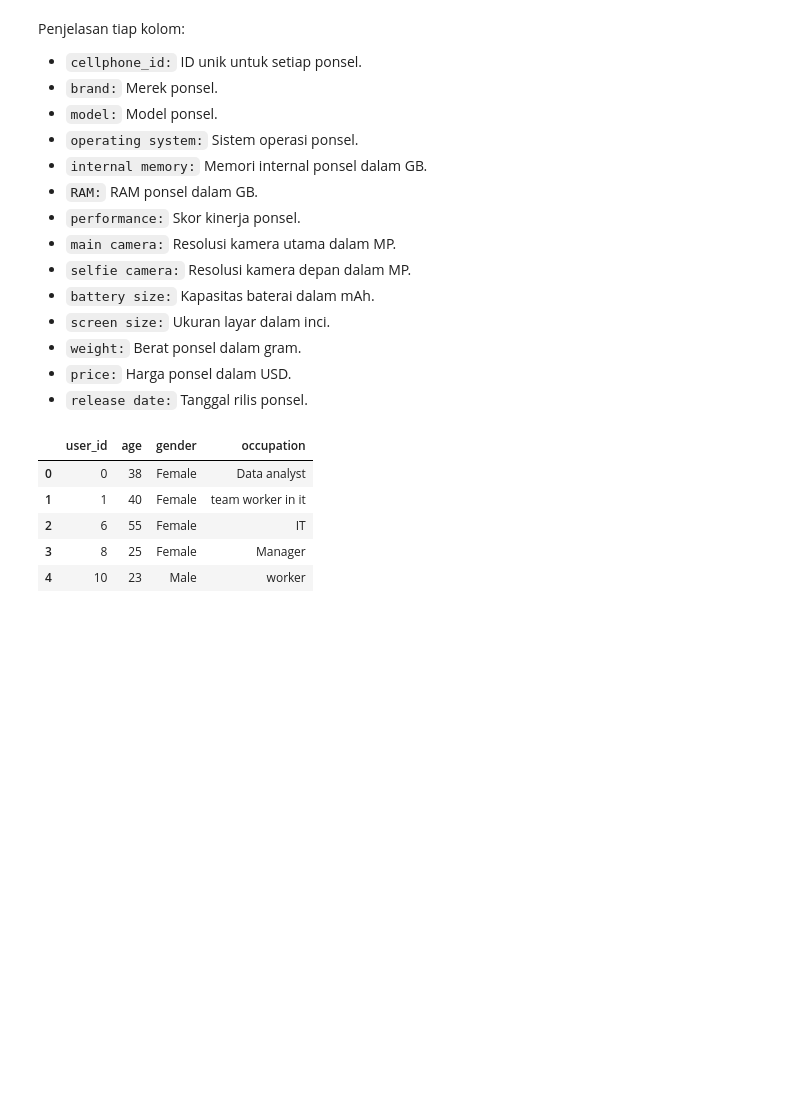
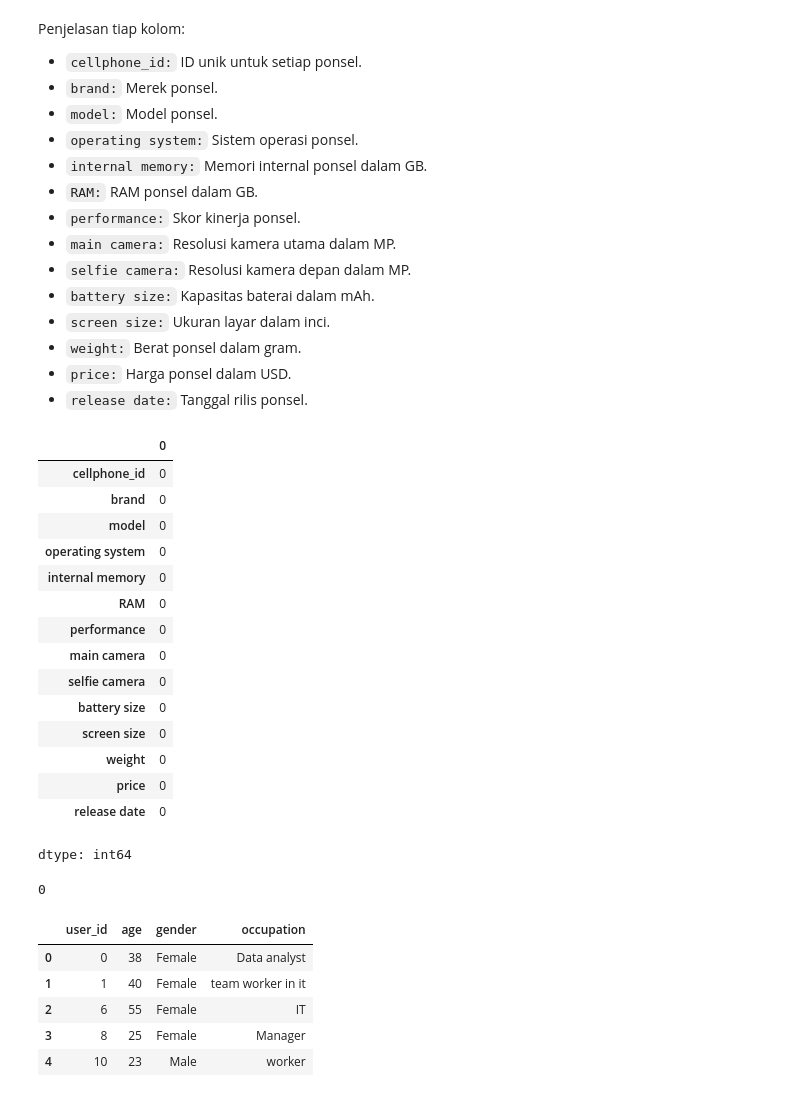
Before and after one commit to syfeigipcul45/machine-learning-terapan-sistem_rekomendasi, a Jupyter notebook: Machine_Learning_Terapan_Sistem_Rekomendasi.ipynb, the cells around one changed output. Cells and saved outputs as stored; diff of their text form; code cells hidden in the pictures; blank space fills up the shorter version.

````diff
--- a/Machine_Learning_Terapan_Sistem_Rekomendasi.ipynb
+++ b/Machine_Learning_Terapan_Sistem_Rekomendasi.ipynb
@@ -134,6 +134,31 @@ Penjelasan tiap kolom:
 * ```weight:``` Berat ponsel dalam gram.
 * ```price:``` Harga ponsel dalam USD.
 * ```release date:``` Tanggal rilis ponsel.
+# %%
+#mengecek missing value
+data.isnull().sum()
+# %% [output]
+|  | 0 |
+| cellphone_id | 0 |
+| brand | 0 |
+| model | 0 |
+| operating system | 0 |
+| internal memory | 0 |
+| RAM | 0 |
+| performance | 0 |
+| main camera | 0 |
+| selfie camera | 0 |
+| battery size | 0 |
+| screen size | 0 |
+| weight | 0 |
+| price | 0 |
+| release date | 0 |
+dtype: int64
+# %%
+#mengecek data duplicate
+data.duplicated().sum()
+# %% [output]
+0
 # %%
 #menampilkan 5 data dari dataset users
 users.head()
````
Also changed, not shown: parts of 14 cells of this notebook, 4 other files.
